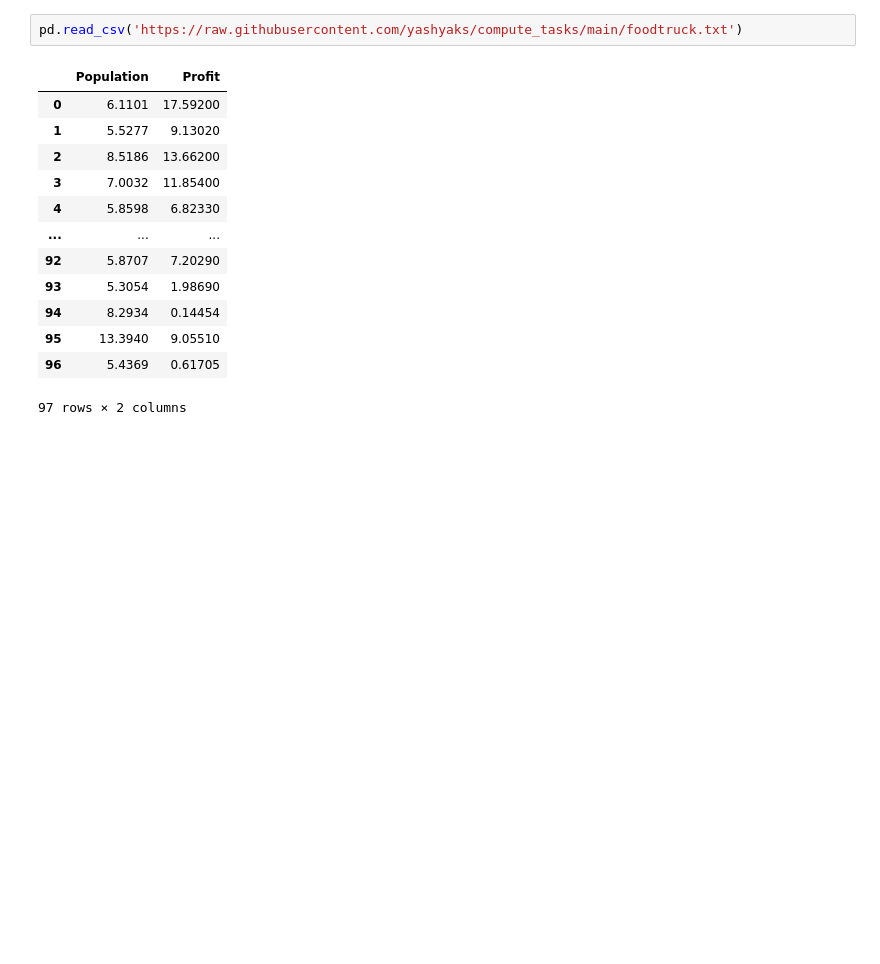
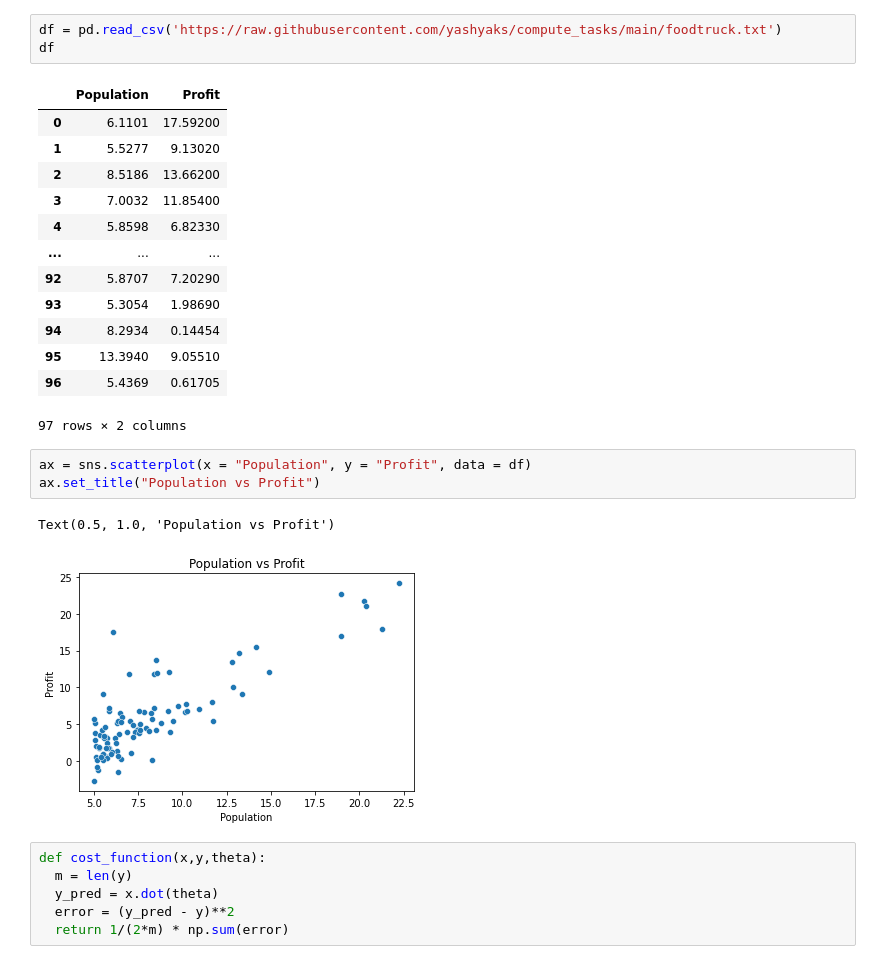
Before and after one commit to yashyaks/ML-playground, a Jupyter notebook: Lab1(Linear_regression).ipynb, the cells around one changed output. Saved outputs shown, nothing was run; the diff lists cells and outputs as text; blank space fills up the shorter version.

```diff
--- a/Lab1(Linear_regression).ipynb
+++ b/Lab1(Linear_regression).ipynb
@@ -7,5 +8,6 @@ import numpy as np
 # %%
-pd.read_csv('https://raw.githubusercontent.com/yashyaks/compute_tasks/main/foodtruck.txt')
+df = pd.read_csv('https://raw.githubusercontent.com/yashyaks/compute_tasks/main/foodtruck.txt')
+df
 # %% [output]
 |  | Population | Profit |
 | 0 | 6.1101 | 17.59200 |
@@ -20,3 +22,15 @@ pd.read_csv('https://raw.githubusercontent.com/yashyaks/compute_tasks/main/foodt
 | 95 | 13.3940 | 9.05510 |
 | 96 | 5.4369 | 0.61705 |
 97 rows × 2 columns
+# %%
+ax = sns.scatterplot(x = "Population", y = "Profit", data = df)
+ax.set_title("Population vs Profit")
+# %% [output]
+Text(0.5, 1.0, 'Population vs Profit')
+[figure, added]
+# %%
+def cost_function(x,y,theta):
+  m = len(y)
+  y_pred = x.dot(theta)
+  error = (y_pred - y)**2
+  return 1/(2*m) * np.sum(error)
```
Also changed, not shown: parts of 10 cells of this notebook.
